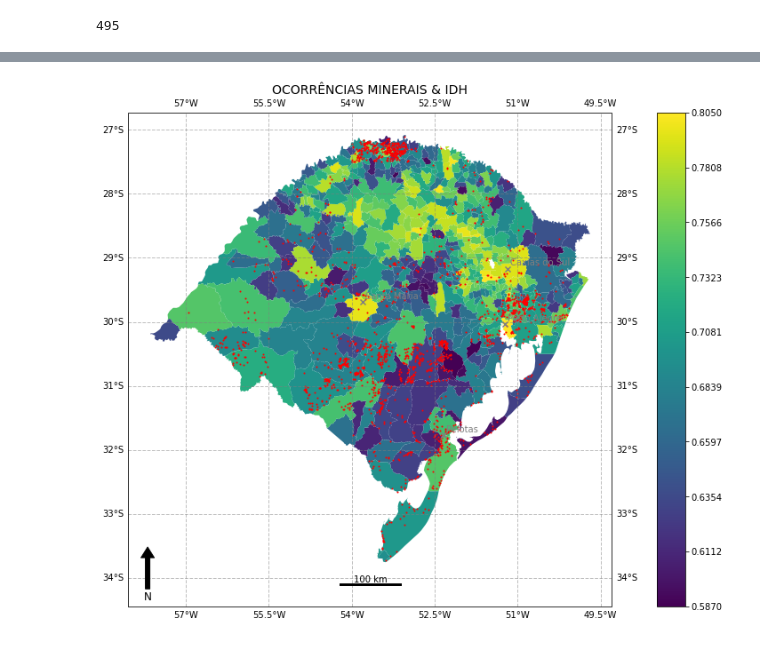
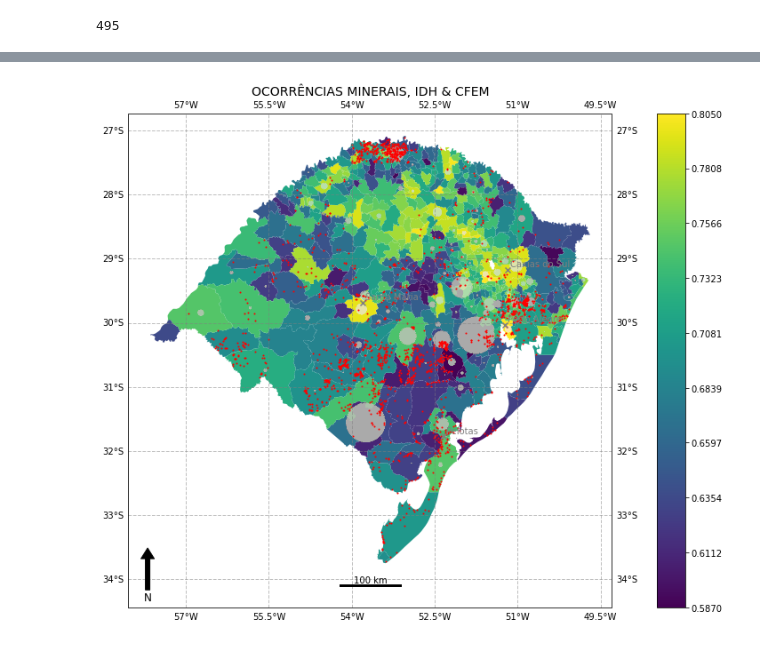
Before and after one commit to robertorolo/Mapas-minera-RS, a Jupyter notebook: ocorrencias_idh_cfem.ipynb, the cells around one changed output, grey strips where cells are left out. Drawn from its saved outputs; the diff is of its cells as text; code cells hidden in the pictures.

```diff
--- a/ocorrencias_idh_cfem.ipynb
+++ b/ocorrencias_idh_cfem.ipynb
@@ -116,6 +116,8 @@ ocorr.head()
 # %%
 producao = pd.read_excel("Arrecadacao_2020.xlsx", index_col=0)
 producao = producao.fillna(0)
+# %%
+producao['TOTAL'] = producao.sum(axis=1)
 # %%
 producao.head()
 # %% [output]
@@ -130,3 +132,9 @@ producao.head()
+# %%
+municipios['arrecadacao'] = 0
+for index, row in producao.iterrows():
+    for index1, row1 in municipios.iterrows():
+        if index.upper() == row1['NOME']:
+            municipios.loc[index1, 'arrecadacao'] = row['TOTAL']
 # %%
 for idx, i in enumerate(np.array(municipios['idh'], dtype=float)):
     if np.isnan(i):
@@ -145,34 +162,44 @@ divider = make_axes_locatable(ax)
 ax_cb = divider.new_horizontal(size="5%", pad=0.1, axes_class=plt.Axes)
 mappable = plt.cm.ScalarMappable(cmap='viridis')
 a = municipios['idh'].values.astype(float)[np.isfinite(municipios['idh'].values.astype(float))]
 mappable.set_array(a)
 fig.add_axes(ax_cb)
 cbar = fig.colorbar(mappable, cax=ax_cb, ticks=np.linspace(np.min(a), np.max(a), 10))
 
 x = []
-y =[]
+y = []
+z = []
+for idx, row in municipios.iterrows():
+    x.append(municipios['geometry'].centroid.x)
+    y.append(municipios['geometry'].centroid.y)
+    z.append(municipios['arrecadacao'])
+
+scatter = ax.scatter(x, y, s=np.array(z)*0.0005, alpha=0.01, color='white')
+
+x = []
+y = []
 
 for idx, row in ocorr.iterrows():
     x.append(row['geometry'].x)
     y.append(row['geometry'].y)
 
 ax.scatter(x, y, color='red', s=1)
+
 
 gl = ax.gridlines(crs=ccrs.PlateCarree(), draw_labels=True,
               linewidth=1, color='gray', alpha=0.5, linestyle='--')
 
 x, y, arrow_length = 0.04, 0.12, 0.1
 ax.annotate('N', xy=(x, y), xytext=(x, y-arrow_length),
 arrowprops=dict(facecolor='black', width=5, headwidth=15),
 ha='center', va='center', fontsize=12,
 xycoords=ax.transAxes)
 
 scale_bar(ax, 100, location=(0.5,0.01))
 
 plot_municipios(municipios, lista_municipio, ax, c='gray', delta=0.05)
 
-ax.set_title('OCORRÊNCIAS MINERAIS & IDH', loc='center', fontsize='14')
-#plt.legend(bbox_to_anchor=(1.04, 1), edgecolor = 'white', fontsize='14', title='SUBSTÂNCIAS:', title_fontsize='14', loc='upper left')
+ax.set_title('OCORRÊNCIAS MINERAIS, IDH & CFEM', loc='center', fontsize='14')
 plt.savefig('imagens/oc_idh.png', bbox_inches='tight', facecolor='white', dpi = 300)
 # %% [output]
-[figure, old version]
+[figure, new version]
```
Also changed, not shown: parts of 2 cells of this notebook, 2 other files.
